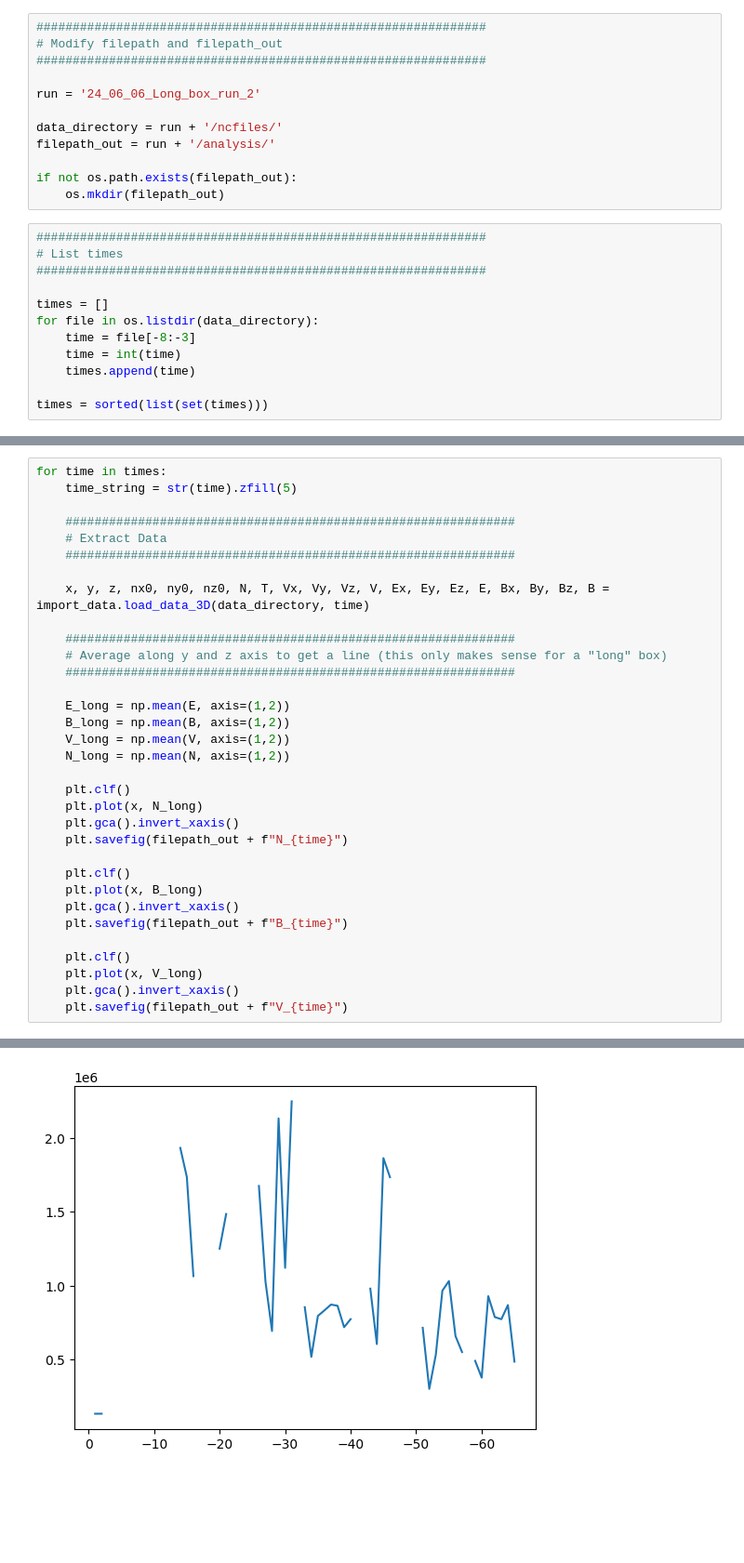
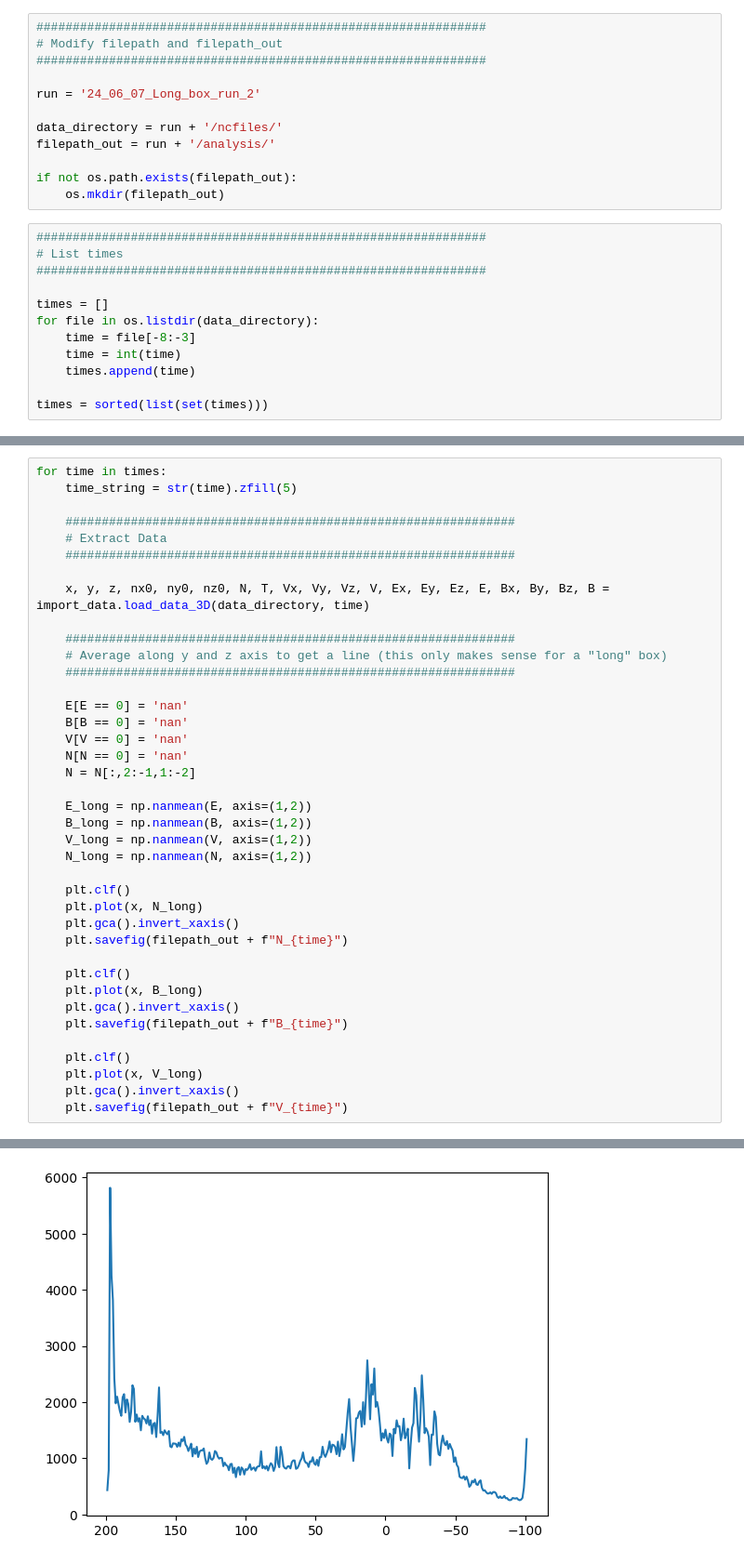
Before and after one commit to cmoissar/LatHyS, a Jupyter notebook: analyse_results/plot_lines.ipynb, the cells around one changed output, grey strips where cells are left out. Shown at 93% size. Drawn from its saved outputs; the diff is of its cells as text; blank space fills up the shorter version.

```diff
--- a/analyse_results/plot_lines.ipynb
+++ b/analyse_results/plot_lines.ipynb
@@ -8,7 +8,7 @@ from matplotlib import pyplot as plt
 # Modify filepath and filepath_out
 ##############################################################
 
-run = '24_06_06_Long_box_run_2'
+run = '24_06_07_Long_box_run_2'
 
 data_directory = run + '/ncfiles/'
 filepath_out = run + '/analysis/'
@@ -41,10 +47,16 @@ for time in times:
     # Average along y and z axis to get a line (this only makes sense for a "long" box)
     ##############################################################
 
-    E_long = np.mean(E, axis=(1,2))
-    B_long = np.mean(B, axis=(1,2))
-    V_long = np.mean(V, axis=(1,2))
-    N_long = np.mean(N, axis=(1,2))
+    E[E == 0] = 'nan'
+    B[B == 0] = 'nan'
+    V[V == 0] = 'nan'
+    N[N == 0] = 'nan'
+    N = N[:,2:-1,1:-2]
+
+    E_long = np.nanmean(E, axis=(1,2))
+    B_long = np.nanmean(B, axis=(1,2))
+    V_long = np.nanmean(V, axis=(1,2))
+    N_long = np.nanmean(N, axis=(1,2))
 
     plt.clf()
     plt.plot(x, N_long)
@@ -74,4 +96,4 @@ Extracting simulation data for time 00050
-[figure, old version]
+[figure, new version]
 # %% [markdown]
 **Note:**
 The units are not all in SI.
```
Also changed, not shown: parts of 5 cells of this notebook, 4 other files.
